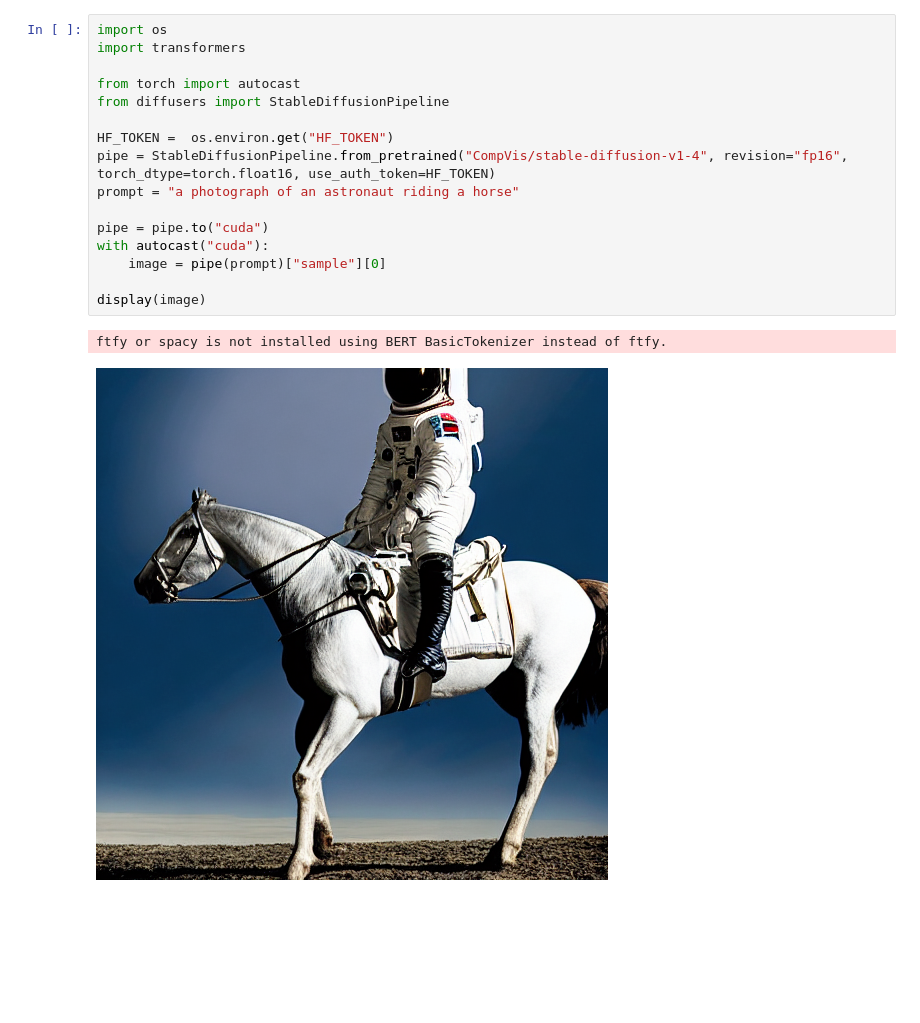
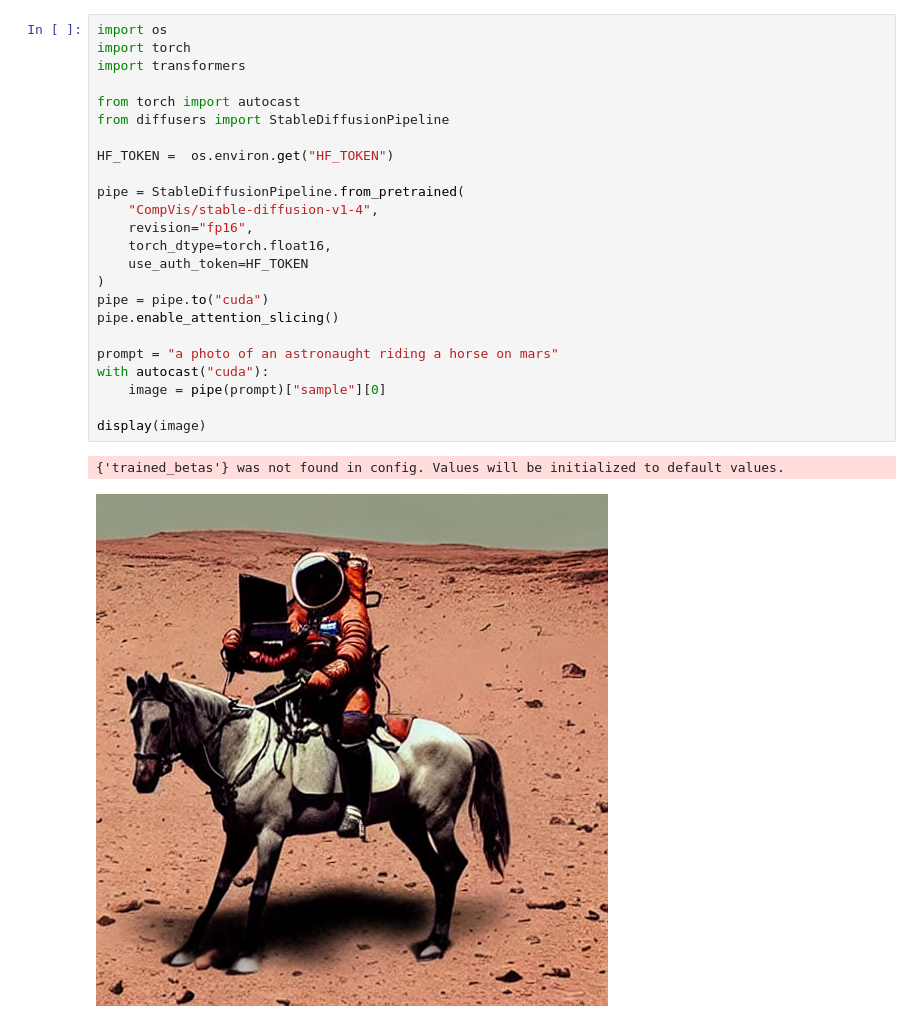
Before and after one commit to collinarnett/stable-diffusion-nix, a Jupyter notebook: stable-diff.ipynb, the cells around one changed output. Drawn from its saved outputs; the diff is of its cells as text; blank space fills up the shorter version.

```diff
--- a/stable-diff.ipynb
+++ b/stable-diff.ipynb
@@ -3,19 +5,27 @@
 # %%
 import os
+import torch
 import transformers
 
 from torch import autocast
 from diffusers import StableDiffusionPipeline
 
 HF_TOKEN =  os.environ.get("HF_TOKEN")
-pipe = StableDiffusionPipeline.from_pretrained("CompVis/stable-diffusion-v1-4", revision="fp16", torch_dtype=torch.float16, use_auth_token=HF_TOKEN)
-prompt = "a photograph of an astronaut riding a horse"
 
+pipe = StableDiffusionPipeline.from_pretrained(
+    "CompVis/stable-diffusion-v1-4",
+    revision="fp16",
+    torch_dtype=torch.float16,
+    use_auth_token=HF_TOKEN
+)
 pipe = pipe.to("cuda")
+pipe.enable_attention_slicing()
+
+prompt = "a photo of an astronaught riding a horse on mars"
 with autocast("cuda"):
     image = pipe(prompt)["sample"][0]
 
 display(image)
 # %% [output]
-ftfy or spacy is not installed using BERT BasicTokenizer instead of ftfy.
+{'trained_betas'} was not found in config. Values will be initialized to default values.
-[figure, old version]
+[figure, new version]
```
Also changed, not shown: parts of 1 cell of this notebook, 3 other files.
